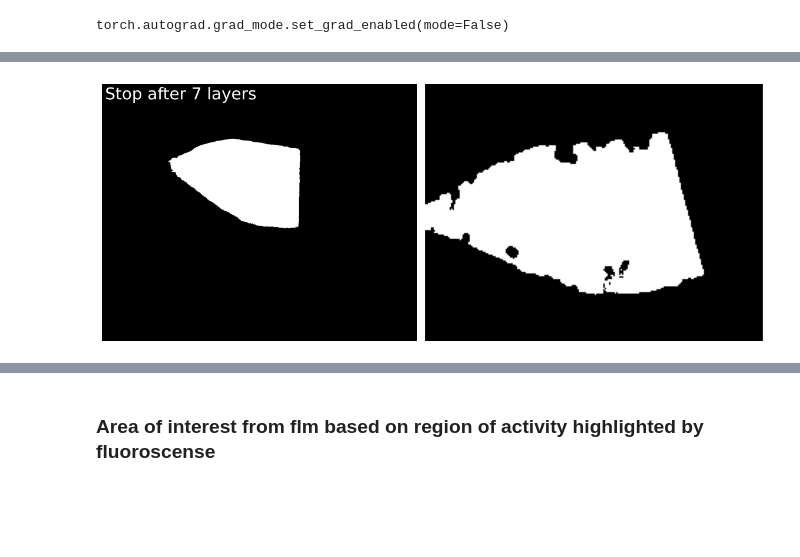
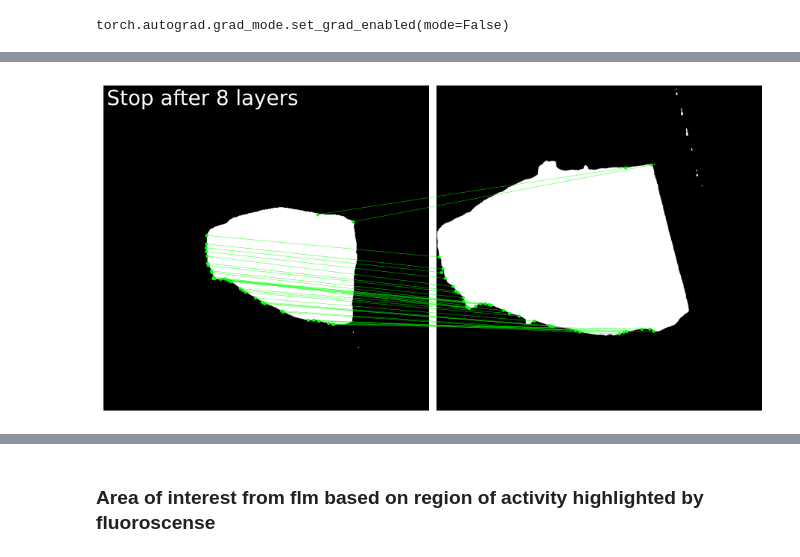
Before and after one commit to Sarztak/flm-tem-correlation, a Jupyter notebook: automatic_mask_generator_flm_tem.ipynb, the cells around one changed output, grey strips where cells are left out. Drawn from its saved outputs; the diff is of its cells as text; code cells hidden in the pictures; blank space fills up the shorter version.

Commit message:
several changes added - first a super resolution step helps greatly improve the matches, second lower the threshold to allow more diverse points

```diff
--- a/automatic_mask_generator_flm_tem.ipynb
+++ b/automatic_mask_generator_flm_tem.ipynb
@@ -82,7 +46,7 @@ _ = sam.to(device=device)
 # %%
 mask_generator = SamAutomaticMaskGenerator(
     model=sam,
-    points_per_side=32,
+    points_per_side=16,
     pred_iou_thresh=0.86,
     stability_score_thresh=0.92,
     # crop_n_layers=1,
@@ -156,0 +56,2 @@ show_mask_over_image(mask_flm, img_flm)
+# %%
+img_flm = show_image(INPUT_DIR / 'flm_center_crop.png') # show image actually returns image and also plots it
@@ -156,0 +60,2 @@ show_mask_over_image(mask_flm, img_flm)
+# %%
+img_flm = swinir_upscale(img_flm)
@@ -204,12 +95,11 @@ IndexError: index 4 is out of bounds for axis 0 with size 4
 # %%
 extractor = SuperPoint(max_num_keypoints=2048).eval().to(device)  # load the extractor
-matcher = LightGlue(features="superpoint").eval().to(device)
-# matcher = LightGlue(
-#     features="superpoint",
-#     depth_confidence=-1,   # disable early stopping
-#     width_confidence=-1,    # disable pruning
-#     filter_threshold=0.1,
-# ).eval().to(device)
+matcher = LightGlue(
+    features="superpoint",
+    # depth_confidence=-1,   # disable early stopping
+    # width_confidence=-1,    # disable pruning
+    filter_threshold=0.05, # higher filter threshold allows lesser points; I need to get more keypoints but they should from widely separated regions so that matching is better, therefore I have kept the filter threshold quite low
+).eval().to(device)
 # %%
 def create_tensor_from_mask(mask):
     image = np.stack((mask,) * 3, axis=0)
@@ -238,9 +127,12 @@ kpts0, kpts1, m_kpts0, m_kpts1, matches01 = get_keypoint_matches(image0, image1)
 # %%
+image0 = create_tensor_from_mask(mask_flm[6]['segmentation'])
+image1 = create_tensor_from_mask(mask_tem[1]['segmentation'])
+kpts0, kpts1, m_kpts0, m_kpts1, matches01 = get_keypoint_matches(image0, image1)
 axes = viz2d.plot_images([image0, image1])
 viz2d.plot_matches(m_kpts0, m_kpts1, color="lime", lw=0.3)
 viz2d.add_text(0, f'Stop after {matches01["stop"]} layers', fs=20)
 # %% [output]
-[figure, old version]
+[figure, new version]
 # %%
 kpc0, kpc1 = viz2d.cm_prune(matches01["prune0"]), viz2d.cm_prune(matches01["prune1"])
 viz2d.plot_images([image0, image1])
```
Also changed, not shown: parts of 38 cells of this notebook, 1 other file.
